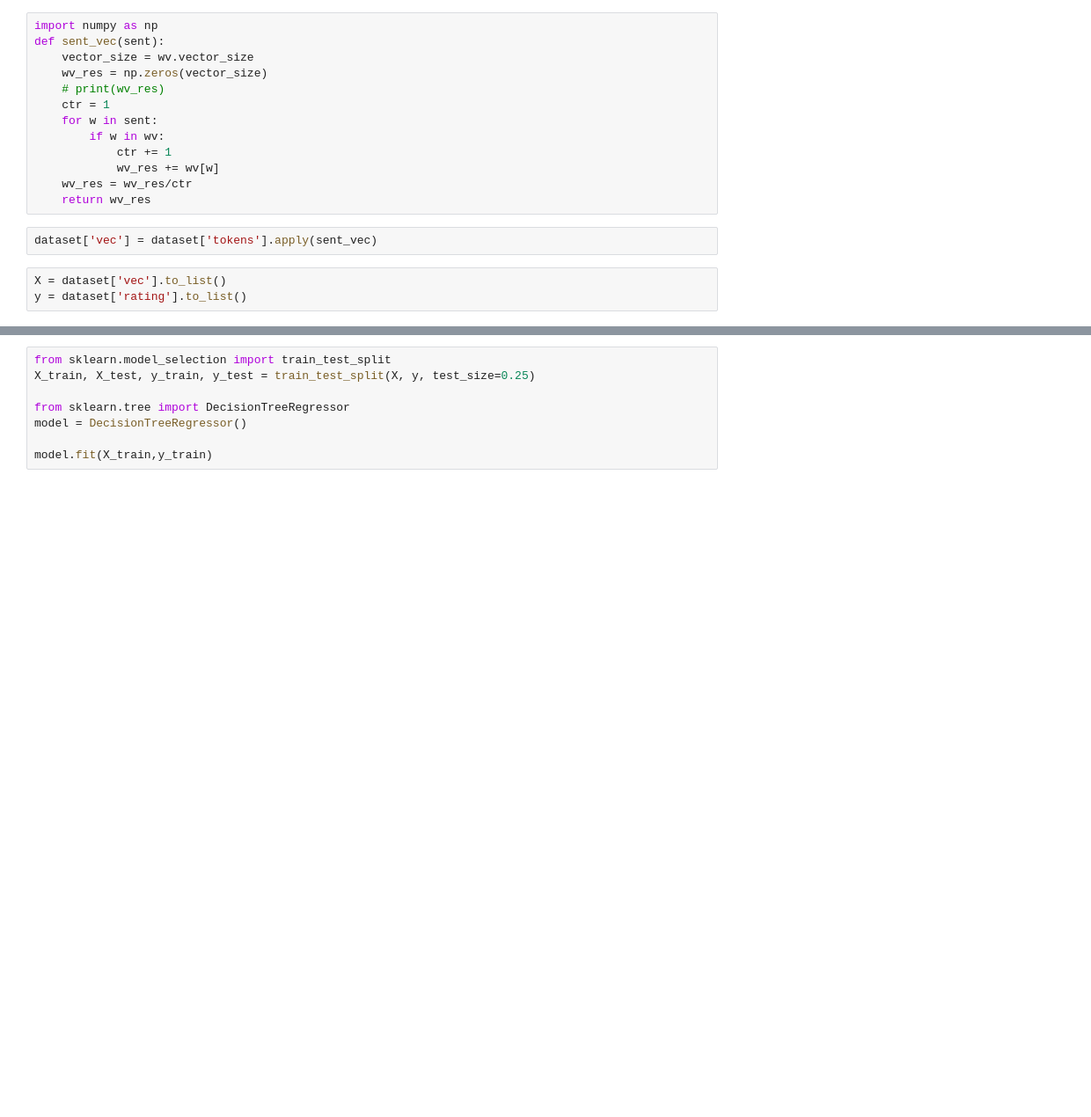
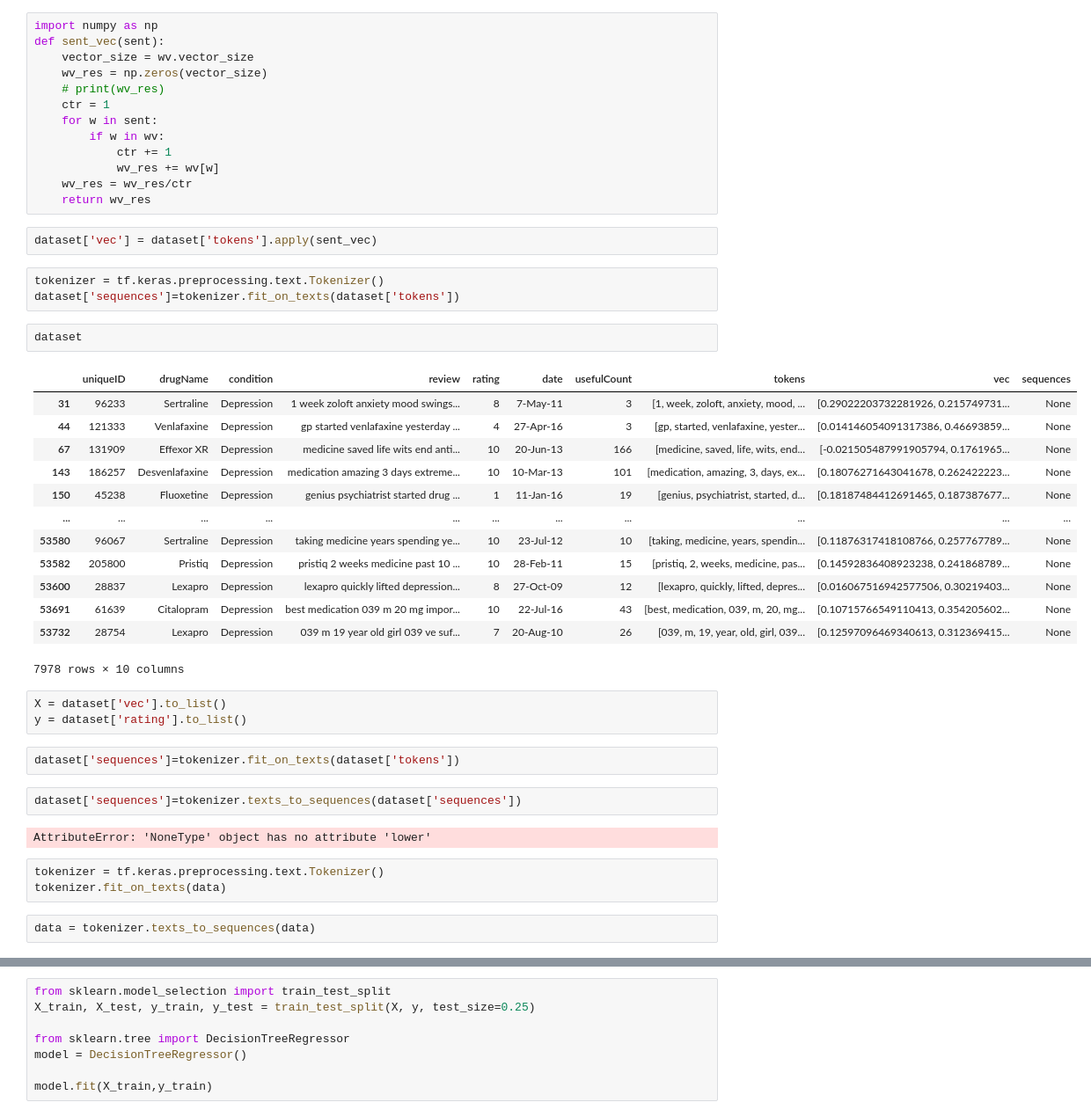
Before and after one commit to helentangg/drugreviews, a Jupyter notebook: w2v_dt.ipynb, the cells around one changed output, grey strips where cells are left out. Shown at 88% size. Saved outputs shown, nothing was run; the diff lists cells and outputs as text; blank space fills up the shorter version.

```diff
--- a/w2v_dt.ipynb
+++ b/w2v_dt.ipynb
@@ -103,6 +105,36 @@ def sent_vec(sent):
     return wv_res
 # %%
 dataset['vec'] = dataset['tokens'].apply(sent_vec)
+# %%
+tokenizer = tf.keras.preprocessing.text.Tokenizer()
+dataset['sequences']=tokenizer.fit_on_texts(dataset['tokens'])
+# %%
+dataset
+# %% [output]
+|  | uniqueID | drugName | condition | review | rating | date | usefulCount | tokens | vec | sequences |
+| 31 | 96233 | Sertraline | Depression | 1 week zoloft anxiety mood swings... | 8 | 7-May-11 | 3 | [1, week, zoloft, anxiety, mood, ... | [0.29022203732281926, 0.215749731... | None |
+| 44 | 121333 | Venlafaxine | Depression | gp started venlafaxine yesterday ... | 4 | 27-Apr-16 | 3 | [gp, started, venlafaxine, yester... | [0.014146054091317386, 0.46693859... | None |
+| 67 | 131909 | Effexor XR | Depression | medicine saved life wits end anti... | 10 | 20-Jun-13 | 166 | [medicine, saved, life, wits, end... | [-0.021505487991905794, 0.1761965... | None |
+| 143 | 186257 | Desvenlafaxine | Depression | medication amazing 3 days extreme... | 10 | 10-Mar-13 | 101 | [medication, amazing, 3, days, ex... | [0.18076271643041678, 0.262422223... | None |
+| 150 | 45238 | Fluoxetine | Depression | genius psychiatrist started drug ... | 1 | 11-Jan-16 | 19 | [genius, psychiatrist, started, d... | [0.18187484412691465, 0.187387677... | None |
+| ... | ... | ... | ... | ... | ... | ... | ... | ... | ... | ... |
+| 53580 | 96067 | Sertraline | Depression | taking medicine years spending ye... | 10 | 23-Jul-12 | 10 | [taking, medicine, years, spendin... | [0.11876317418108766, 0.257767789... | None |
+| 53582 | 205800 | Pristiq | Depression | pristiq 2 weeks medicine past 10 ... | 10 | 28-Feb-11 | 15 | [pristiq, 2, weeks, medicine, pas... | [0.14592836408923238, 0.241868789... | None |
+| 53600 | 28837 | Lexapro | Depression | lexapro quickly lifted depression... | 8 | 27-Oct-09 | 12 | [lexapro, quickly, lifted, depres... | [0.016067516942577506, 0.30219403... | None |
+| 53691 | 61639 | Citalopram | Depression | best medication 039 m 20 mg impor... | 10 | 22-Jul-16 | 43 | [best, medication, 039, m, 20, mg... | [0.10715766549110413, 0.354205602... | None |
+| 53732 | 28754 | Lexapro | Depression | 039 m 19 year old girl 039 ve suf... | 7 | 20-Aug-10 | 26 | [039, m, 19, year, old, girl, 039... | [0.12597096469340613, 0.312369415... | None |
+7978 rows × 10 columns
 # %%
 X = dataset['vec'].to_list()
 y = dataset['rating'].to_list()
+# %%
+dataset['sequences']=tokenizer.fit_on_texts(dataset['tokens'])
+# %%
+dataset['sequences']=tokenizer.texts_to_sequences(dataset['sequences'])
+# %% [output]
+AttributeError: 'NoneType' object has no attribute 'lower'
+# %%
+tokenizer = tf.keras.preprocessing.text.Tokenizer()
+tokenizer.fit_on_texts(data)
+# %%
+data = tokenizer.texts_to_sequences(data)
```
Also changed, not shown: parts of 5 cells of this notebook.
